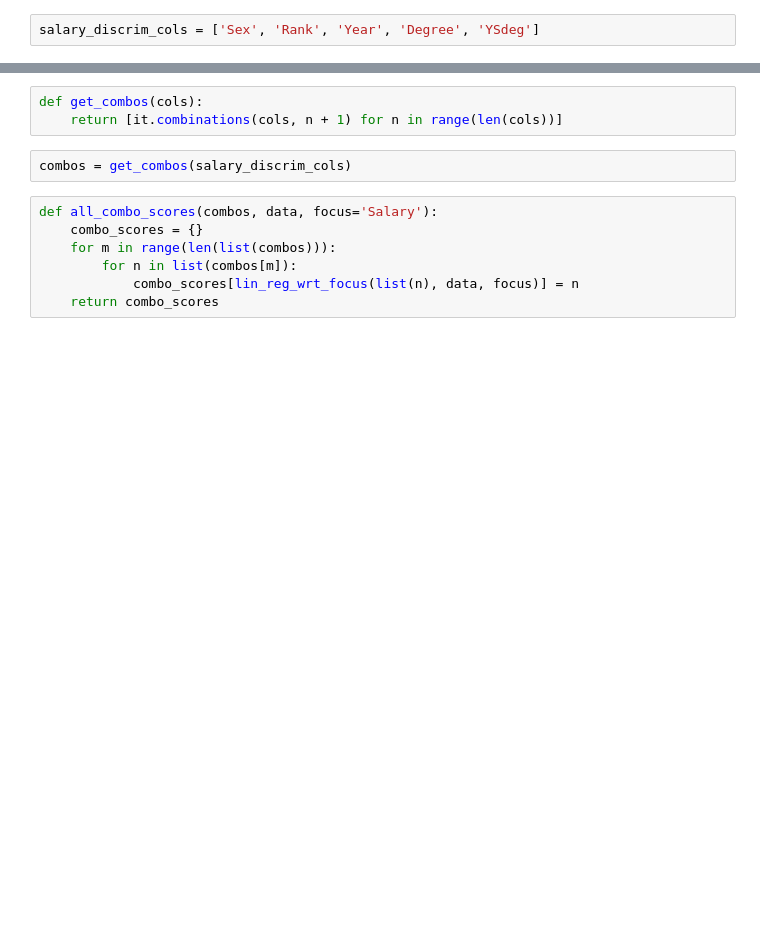
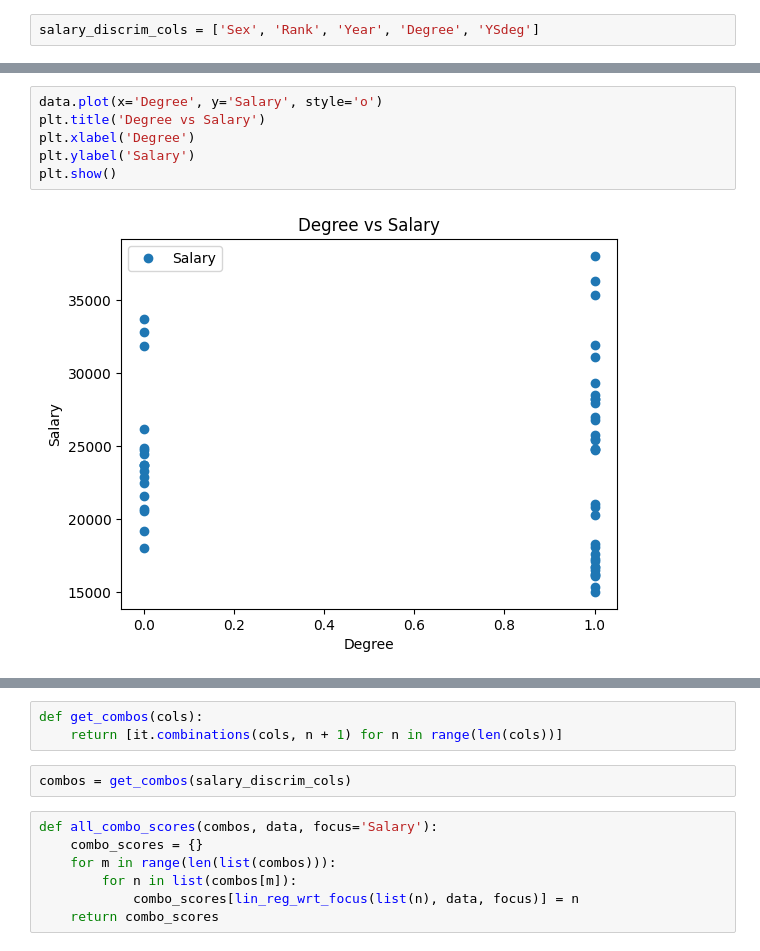
Before and after one commit to Jithu1602/Assignment-7, a Jupyter notebook: Assignment 7.ipynb, the cells around one changed output, grey strips where cells are left out. Saved outputs shown, nothing was run; the diff lists cells and outputs as text; blank space fills up the shorter version.

```diff
--- a/Assignment 7.ipynb
+++ b/Assignment 7.ipynb
@@ -11,0 +152,8 @@ salary_discrim_cols = ['Sex', 'Rank', 'Year', 'Degree', 'YSdeg']
+# %%
+data.plot(x='Degree', y='Salary', style='o')
+plt.title('Degree vs Salary')
+plt.xlabel('Degree')
+plt.ylabel('Salary')
+plt.show()
+# %% [output]
+[figure, added]
```
Also changed, not shown: parts of 48 cells of this notebook.
